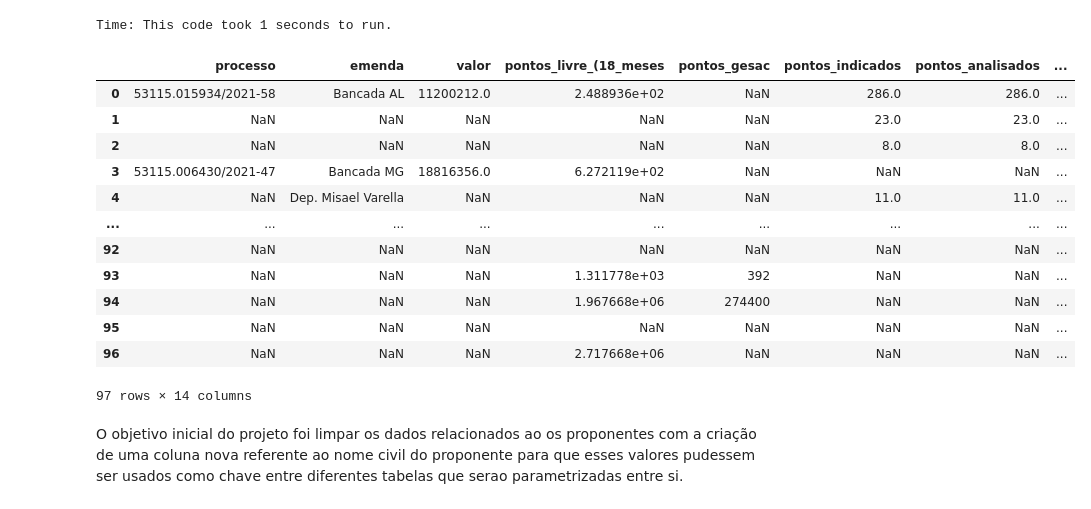
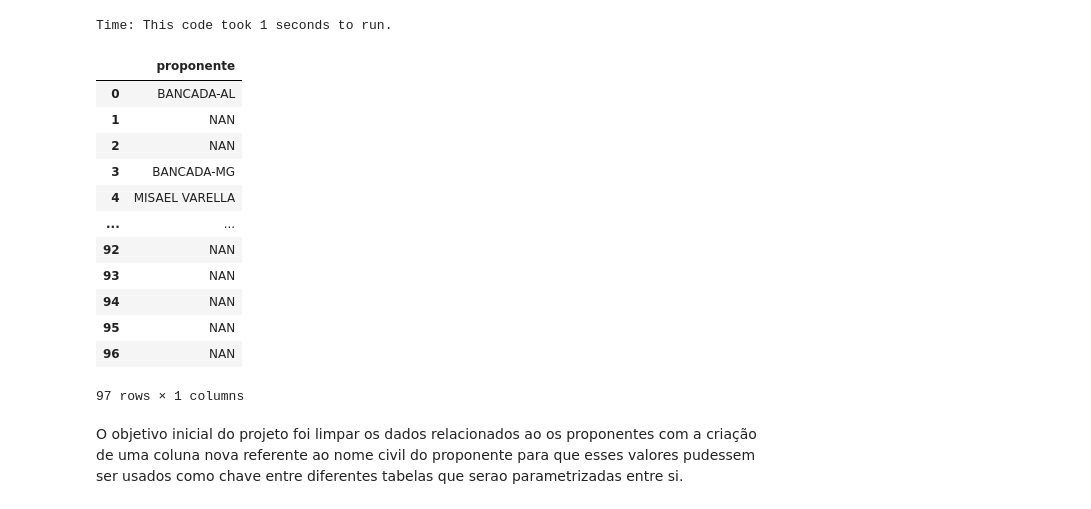
Before and after one commit to robertomdiniz5/Projeto-Controle-Financeiro-GESAC, a Jupyter notebook: controle_financeiro_gesac.ipynb, the cells around one changed output. Drawn from its saved outputs; the diff is of its cells as text; code cells hidden in the pictures.

```diff
--- a/controle_financeiro_gesac.ipynb
+++ b/controle_financeiro_gesac.ipynb
@@ -243,36 +243,46 @@ Time: This code took 1 seconds to run.
 # %%
 #cleaning df_em
 
-lamb1 = lambda x: str(x).split('-')[0]
-lamb2 = lambda x: str(x).split('(')[0]
-lamb3 = lambda x: str(x).replace('DEP. ','')
-lamb4 = lambda x: str(x).replace('SEN. ','')
-lamb5 = lambda x: str(x).strip()
+lst_lambda = [lambda x: str(x).split('-')[0],
+lambda x: str(x).split('(')[0],
+lambda x: str(x).replace('DEP. ',''),
+lambda x: str(x).replace('SEN. ',''),
+lambda x: str(x).strip(),
+lambda x: str(x).replace('BANCADA ', 'BANCADA-')]
 
-df_em.proponente = df_em.proponente.apply(lamb1)
-df_em.proponente = df_em.proponente.apply(lamb2)
-df_em.proponente = df_em.proponente.apply(lamb3)
-df_em.proponente = df_em.proponente.apply(lamb4)
+for my_lambda in lst_lambda:
+    df_em['proponente'] = df_em.proponente.apply(my_lambda)
+
+
+
 
 #for x in df_em.proponente:
 #    for y in lst_re:
 #        x = x.replace(y[0],y[1])
 #    lst.append(x)
-df_em
+
+#reodering the columns in the df so we can see the proponente column more easily
+
+df_em=df_em[['proponente','processo', 'emenda', 'valor', 'pontos_livre_(18_meses', 'pontos_gesac',
+       'pontos_indicados', 'pontos_analisados', 'pontos_aprovados',
+       'encaminhamento', 'data_aspar_informada', 'data_cadastrado',
+       'responsavel', 'pendencia_28/12']]
+
+df_em[['proponente']]
 # %% [output]
-|  | processo | emenda | valor | pontos_livre_(18_meses | pontos_gesac | pontos_indicados | pontos_analisados | ... |
-| 0 | 53115.015934/2021-58 | Bancada AL | 11200212.0 | 2.488936e+02 | NaN | 286.0 | 286.0 | ... |
-| 1 | NaN | NaN | NaN | NaN | NaN | 23.0 | 23.0 | ... |
-| 2 | NaN | NaN | NaN | NaN | NaN | 8.0 | 8.0 | ... |
-| 3 | 53115.006430/2021-47 | Bancada MG | 18816356.0 | 6.272119e+02 | NaN | NaN | NaN | ... |
-| 4 | NaN | Dep. Misael Varella | NaN | NaN | NaN | 11.0 | 11.0 | ... |
-| ... | ... | ... | ... | ... | ... | ... | ... | ... |
-| 92 | NaN | NaN | NaN | NaN | NaN | NaN | NaN | ... |
-| 93 | NaN | NaN | NaN | 1.311778e+03 | 392 | NaN | NaN | ... |
-| 94 | NaN | NaN | NaN | 1.967668e+06 | 274400 | NaN | NaN | ... |
-| 95 | NaN | NaN | NaN | NaN | NaN | NaN | NaN | ... |
-| 96 | NaN | NaN | NaN | 2.717668e+06 | NaN | NaN | NaN | ... |
+|  | proponente |
+| 0 | BANCADA-AL |
+| 1 | NAN |
+| 2 | NAN |
+| 3 | BANCADA-MG |
+| 4 | MISAEL VARELLA |
+| ... | ... |
+| 92 | NAN |
+| 93 | NAN |
+| 94 | NAN |
+| 95 | NAN |
+| 96 | NAN |
-97 rows × 14 columns
+97 rows × 1 columns
 # %% [markdown]
 O objetivo inicial do projeto foi limpar os dados relacionados ao os proponentes com a criação de uma coluna nova referente ao nome civil do proponente para que esses valores pudessem ser usados como chave entre diferentes tabelas que serao parametrizadas entre si.
 # %%
```
Also changed, not shown: parts of 5 cells of this notebook, 20 other files.
